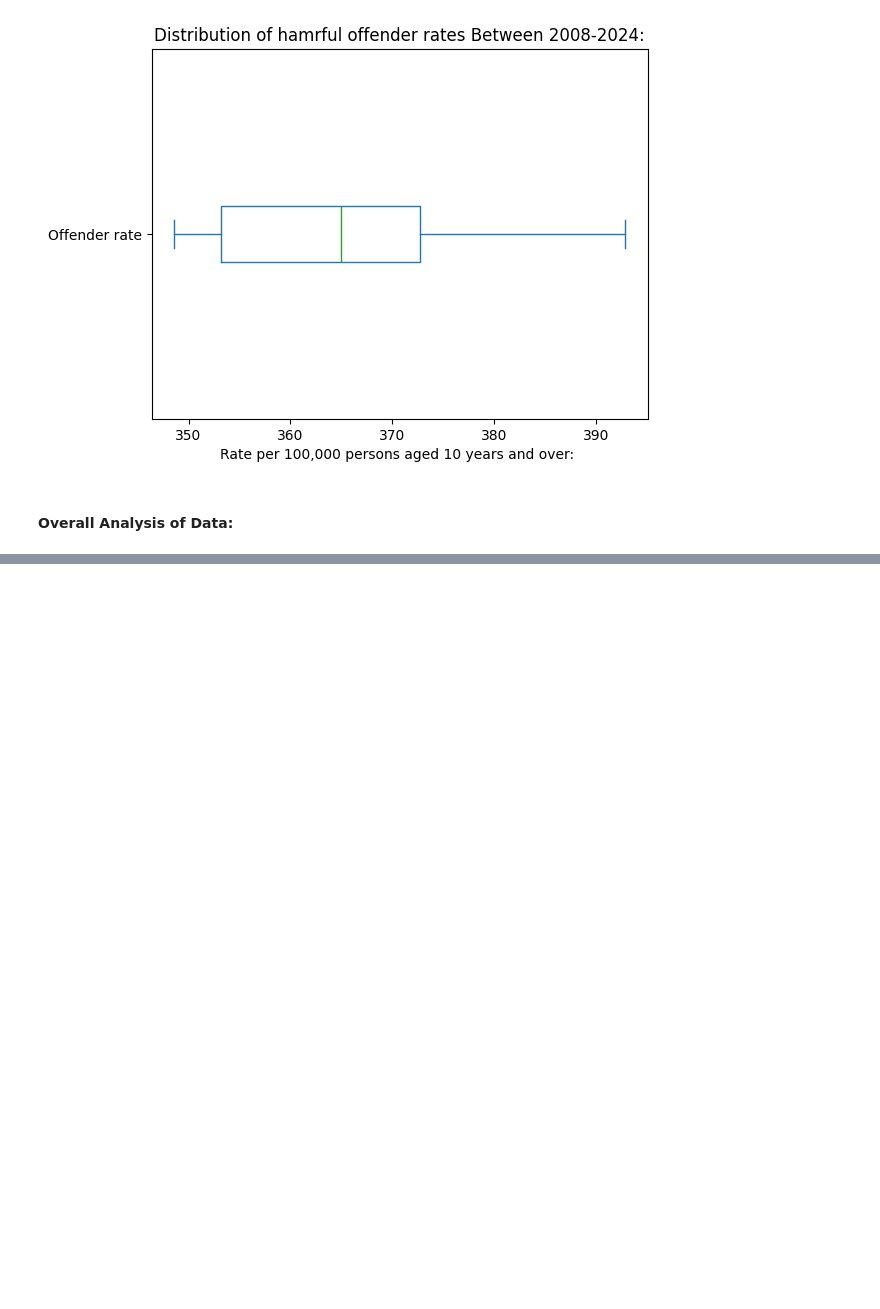
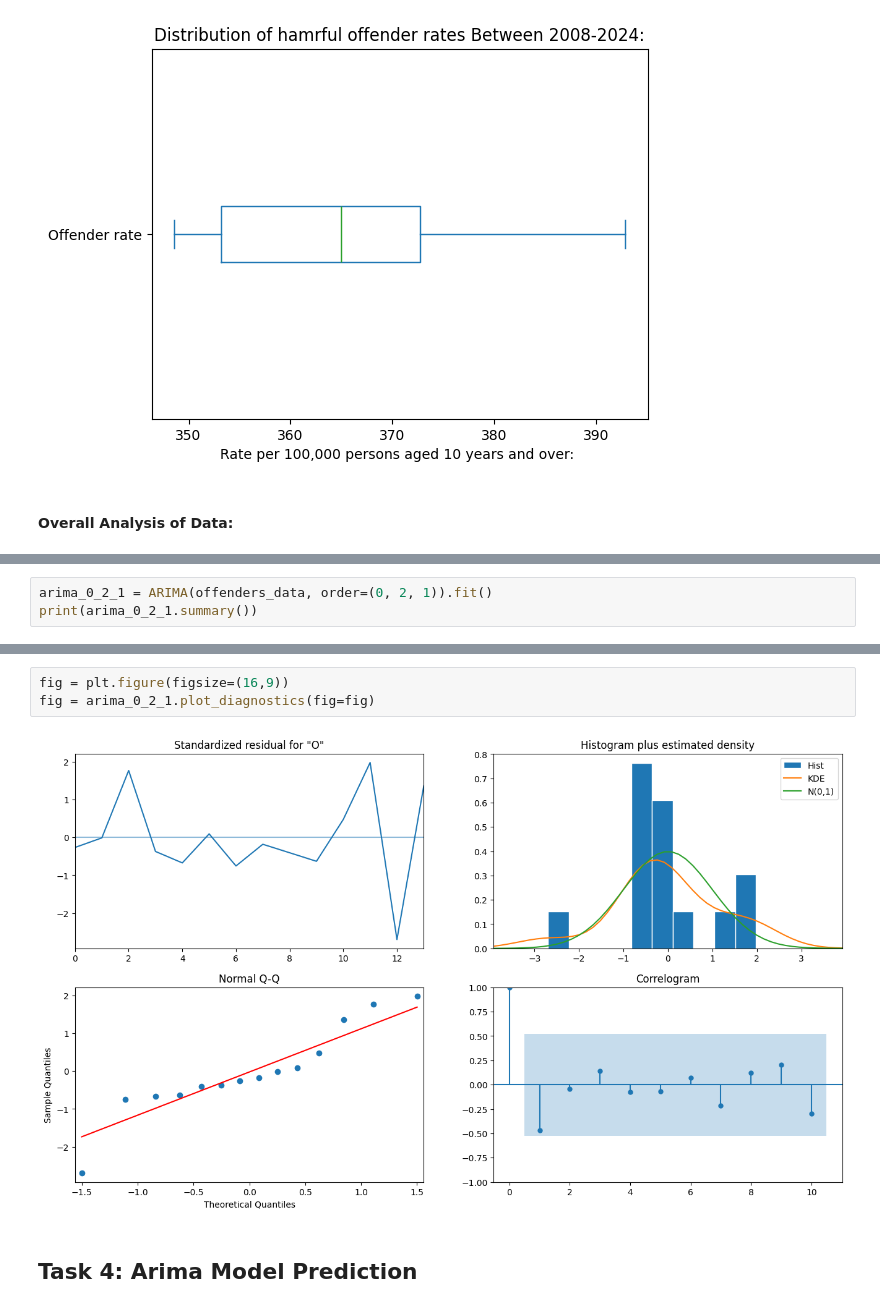
Before and after one commit to leeglb/HomeSurveillance-Project, a Jupyter notebook: crimeratemodel.ipynb, the cells around one changed output, grey strips where cells are left out. Drawn from its saved outputs; the diff is of its cells as text; blank space fills up the shorter version.

```diff
--- a/crimeratemodel.ipynb
+++ b/crimeratemodel.ipynb
@@ -141,0 +211,3 @@ plt.legend()
+# %%
+arima_0_2_1 = ARIMA(offenders_data, order=(0, 2, 1)).fit()
+print(arima_0_2_1.summary())
@@ -141,0 +232,7 @@ plt.legend()
+# %%
+fig = plt.figure(figsize=(16,9))
+fig = arima_0_2_1.plot_diagnostics(fig=fig)
+# %% [output]
+[figure, added]
+# %% [markdown]
+## Task 4: Arima Model Prediction
```
Also changed, not shown: parts of 13 cells of this notebook, 2 other files.
